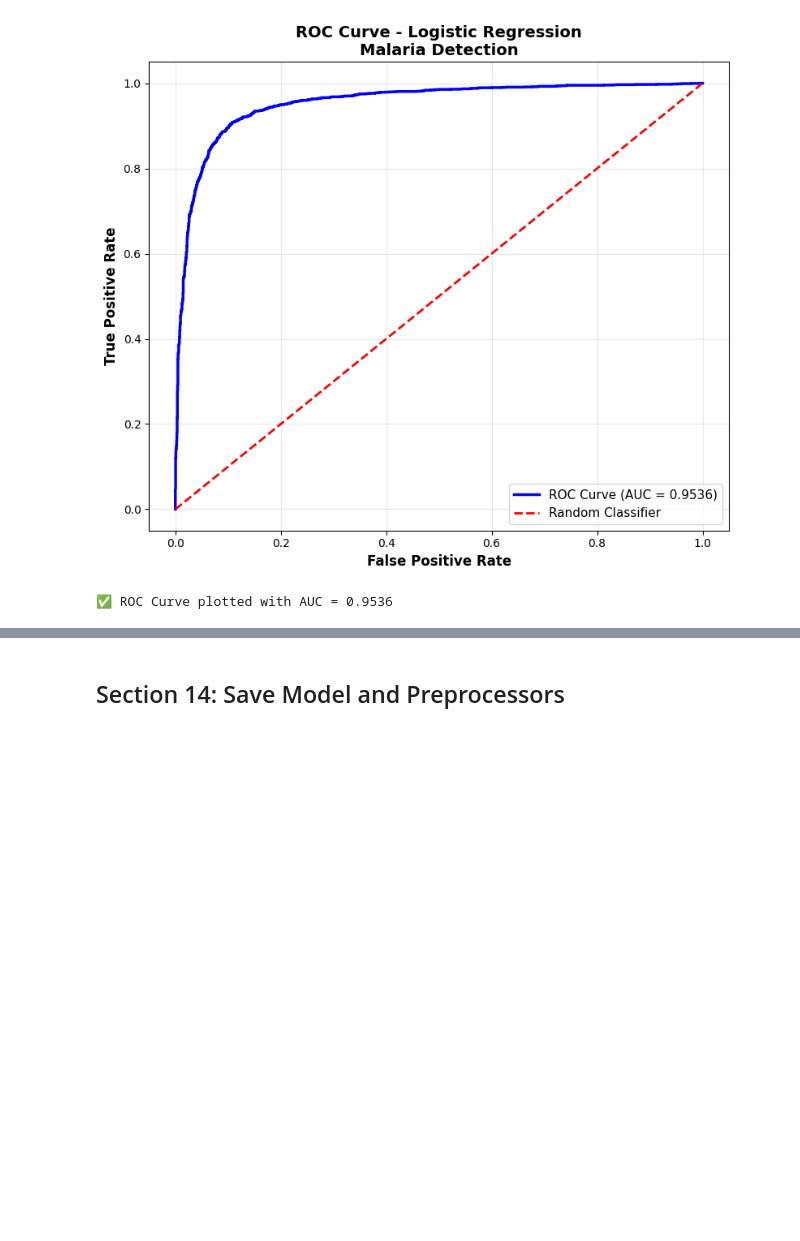
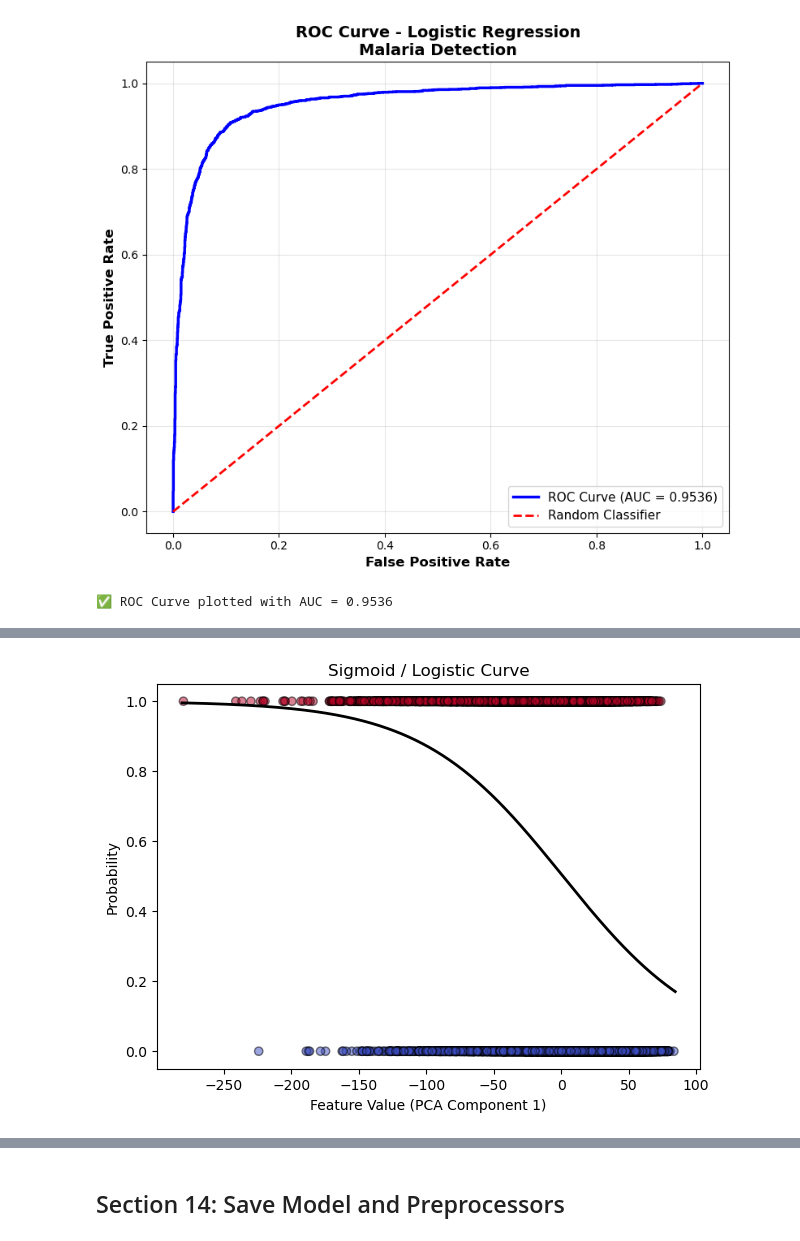
Before and after one commit to gehad-abdulaziz/MLprojectsUni, a Jupyter notebook: Logistic Preprocessing.ipynb, the cells around one changed output, grey strips where cells are left out. Saved outputs shown, nothing was run; the diff lists cells and outputs as text; code cells hidden in the pictures; blank space fills up the shorter version.

```diff
--- a/Logistic Preprocessing.ipynb
+++ b/Logistic Preprocessing.ipynb
@@ -490,0 +535,22 @@ print(f"✅ ROC Curve plotted with AUC = {roc_auc:.4f}")
+# %%
+# Pick one feature, e.g., first PCA component
+X_feat = X_train[:, 0].reshape(-1,1)
+y_feat = y_train
+
+from sklearn.linear_model import LogisticRegression
+log_reg_feat = LogisticRegression()
+log_reg_feat.fit(X_feat, y_feat)
+
+# Sigmoid curve
+x_plot = np.linspace(X_feat.min()-1, X_feat.max()+1, 500).reshape(-1,1)
+y_prob = log_reg_feat.predict_proba(x_plot)[:,1]
+
+plt.figure(figsize=(7,5))
+plt.scatter(X_feat, y_feat, c=y_feat, cmap='coolwarm', edgecolor='k', alpha=0.5)
+plt.plot(x_plot, y_prob, color='black', linewidth=2)
+plt.xlabel('Feature Value (PCA Component 1)')
+plt.ylabel('Probability')
+plt.title('Sigmoid / Logistic Curve')
+plt.show()
+# %% [output]
+[figure, added]
```
Also changed, not shown: parts of 6 cells of this notebook.
